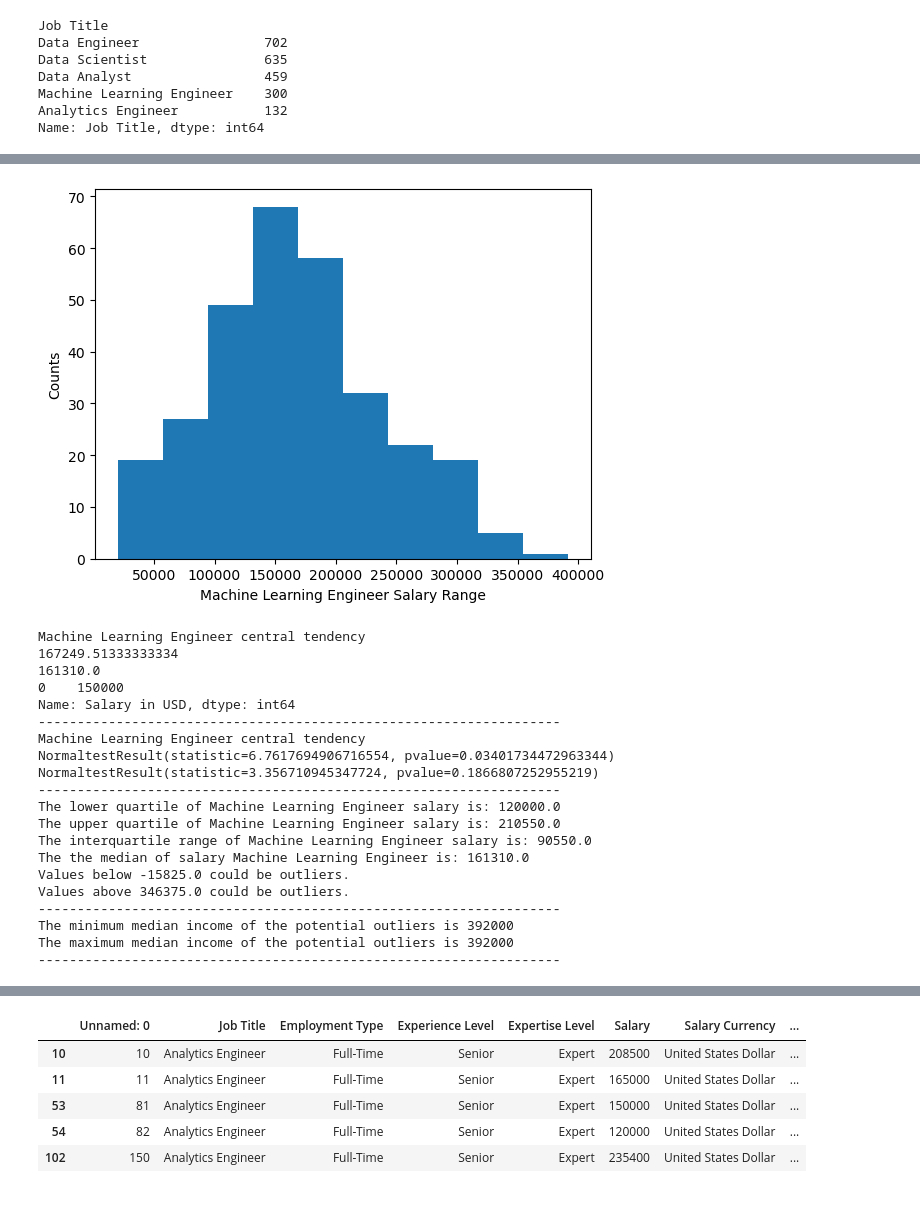
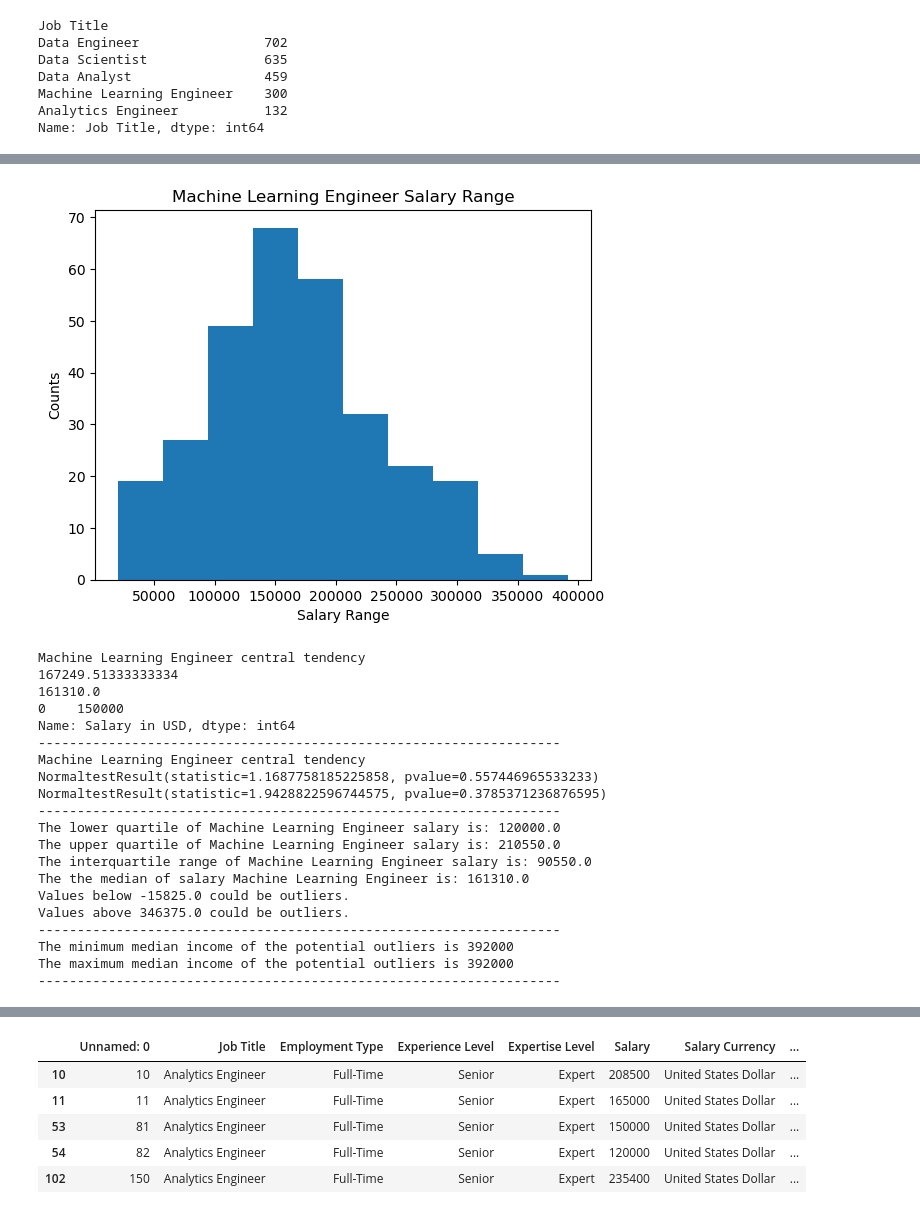
Before and after one commit to emilyshewcraft/project-one, a Jupyter notebook: Clean_Data_Science_Salaries.ipynb, the cells around one changed output, grey strips where cells are left out. Cells and saved outputs as stored; diff of their text form; code cells hidden in the pictures.

```diff
--- a/Clean_Data_Science_Salaries.ipynb
+++ b/Clean_Data_Science_Salaries.ipynb
@@ -281,8 +296,9 @@ The maximum median income of the potential outliers is 412000
 #Machine Learning Engineer summary analysis
 
 plt.hist(machine_learning_engineer['Salary in USD'])
-plt.xlabel('Machine Learning Engineer Salary Range')
+plt.xlabel('Salary Range')
 plt.ylabel('Counts')
+plt.title('Machine Learning Engineer Salary Range')
 plt.show()
 print(f"Machine Learning Engineer central tendency")
 print(machine_learning_engineer['Salary in USD'].mean())
@@ -296,34 +312,34 @@ print(st.normaltest(machine_learning_engineer["Salary in USD"].sample(75)))
 print(st.normaltest(machine_learning_engineer["Salary in USD"].sample(200)))
 
 print("-------------------------------------------------------------------")
 
 quartiles = machine_learning_engineer['Salary in USD'].quantile([.25,.5,.75])
 lowerq = quartiles[0.25]
 upperq = quartiles[0.75]
 iqr = upperq-lowerq
 
 print(f"The lower quartile of Machine Learning Engineer salary is: {lowerq}")
 print(f"The upper quartile of Machine Learning Engineer salary is: {upperq}")
 print(f"The interquartile range of Machine Learning Engineer salary is: {iqr}")
 print(f"The the median of salary Machine Learning Engineer is: {quartiles[0.5]} ")
 
 lower_bound = lowerq - (1.5*iqr)
 upper_bound = upperq + (1.5*iqr)
 print(f"Values below {lower_bound} could be outliers.")
 print(f"Values above {upper_bound} could be outliers.")
 
 machine_learning_engineer_quartiles = machine_learning_engineer.loc[(machine_learning_engineer['Salary in USD'] < lower_bound) |
                                           (machine_learning_engineer['Salary in USD'] > upper_bound)]
 machine_learning_engineer_quartiles
 
 print("-------------------------------------------------------------------")
 
 print(f"The minimum median income of the potential outliers is {machine_learning_engineer_quartiles['Salary in USD'].min()}")
 print(f"The maximum median income of the potential outliers is {machine_learning_engineer_quartiles['Salary in USD'].max()}")
 
 print("-------------------------------------------------------------------")
 # %% [output]
-[figure, old version]
+[figure, new version]
 Machine Learning Engineer central tendency
 167249.51333333334
 161310.0
@@ -331,8 +347,8 @@ Machine Learning Engineer central tendency
 Name: Salary in USD, dtype: int64
 -------------------------------------------------------------------
 Machine Learning Engineer central tendency
-NormaltestResult(statistic=6.7617694906716554, pvalue=0.03401734472963344)
-NormaltestResult(statistic=3.356710945347724, pvalue=0.1866807252955219)
+NormaltestResult(statistic=1.1687758185225858, pvalue=0.557446965533233)
+NormaltestResult(statistic=1.9428822596744575, pvalue=0.3785371236876595)
 -------------------------------------------------------------------
 The lower quartile of Machine Learning Engineer salary is: 120000.0
 The upper quartile of Machine Learning Engineer salary is: 210550.0
```
Also changed, not shown: parts of 5 cells of this notebook, 6 other files.
